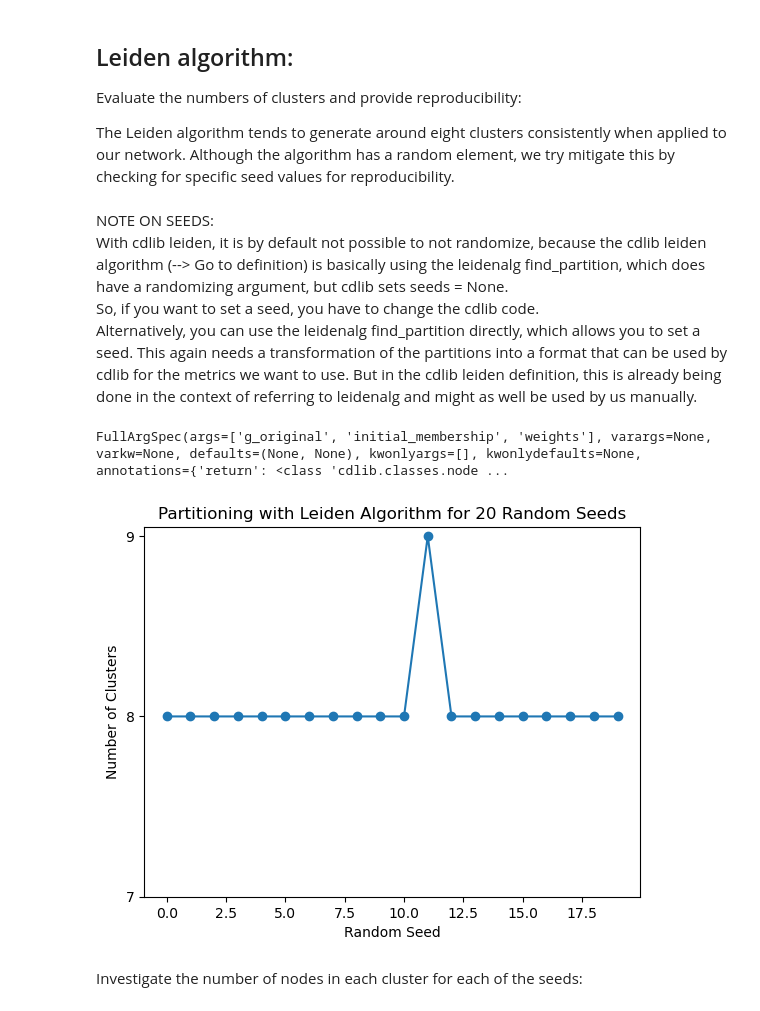
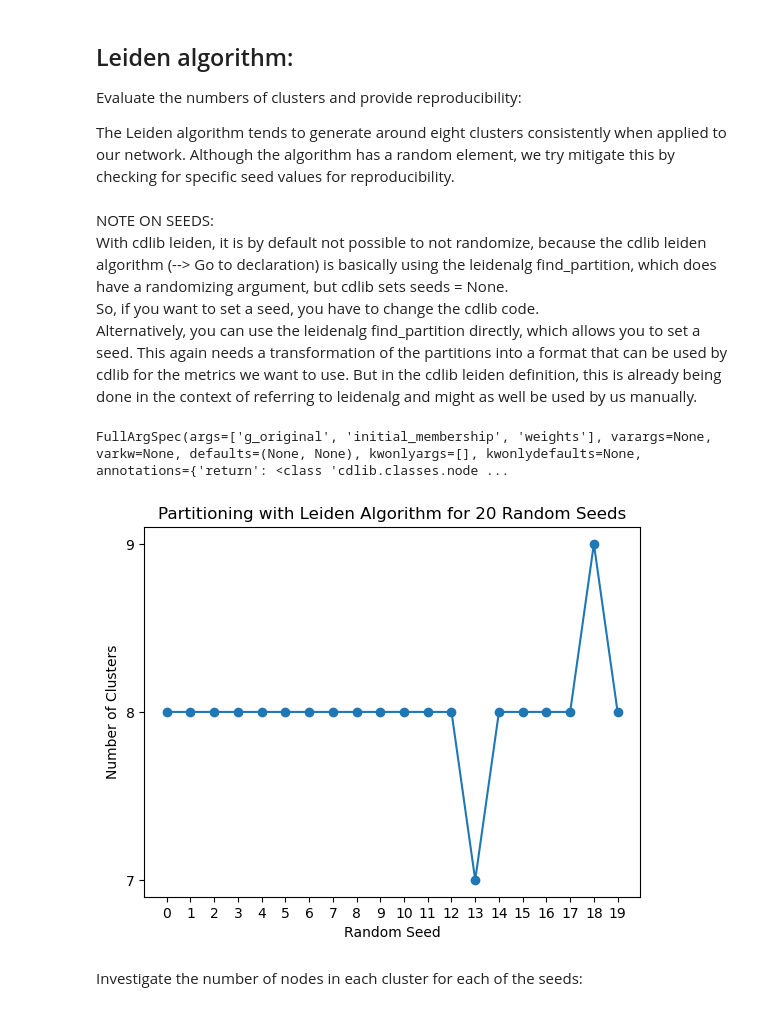
Before and after one commit to vivkow/Evolgath, a Jupyter notebook: Pt 5 Clustering Algorithms.ipynb, the cells around one changed output. Cells and saved outputs as stored; diff of their text form; code cells hidden in the pictures.

Commit message:
Solved seed problem
Solved seeding problem by modifying library function cdlib leiden; compared measures, decided on a seed for partition

```diff
--- a/Pt 5 Clustering Algorithms.ipynb
+++ b/Pt 5 Clustering Algorithms.ipynb
@@ -90,7 +94,7 @@ Evaluate the numbers of clusters and provide reproducibility:
 The Leiden algorithm tends to generate around eight clusters consistently when applied to our network. Although the algorithm has a random element, we try mitigate this by checking for specific seed values for reproducibility.
 # %% [markdown]
 NOTE ON SEEDS: <br>
-With cdlib leiden, it is by default not possible to not randomize, because the cdlib leiden algorithm (--> Go to definition) is basically using the leidenalg find_partition, which does have a randomizing argument, but cdlib sets seeds = None. <br>
+With cdlib leiden, it is by default not possible to not randomize, because the cdlib leiden algorithm (--> Go to declaration) is basically using the leidenalg find_partition, which does have a randomizing argument, but cdlib sets seeds = None. <br>
 So, if you want to set a seed, you have to change the cdlib code. <br>
 Alternatively, you can use the leidenalg find_partition directly, which allows you to set a seed. This again needs a transformation of the partitions into a format that can be used by cdlib for the metrics we want to use.
 But in the cdlib leiden definition, this is already being done in the context of referring to leidenalg and might as well be used by us manually.
@@ -101,27 +105,31 @@ inspect.getfullargspec(algorithms.leiden)
 # %% [output]
 FullArgSpec(args=['g_original', 'initial_membership', 'weights'], varargs=None, varkw=None, defaults=(None, None), kwonlyargs=[], kwonlydefaults=None, annotations={'return': <class 'cdlib.classes.node ...
 # %%
+from lib.crisp_partition import leiden as leiden_seed
+
 num_seeds = 20 # results for 1000 seeds include even 10 clusters
 seeds = range(num_seeds)
 
 # list to store number of clusters for all seeds
 num_communities = []
 all_communities = []
 
 for seed in seeds:
-    randseed = np.random.RandomState(seed=seed)  # Set the random seed for reproducibility # problematic since we are not using it again within the function
-    coms = algorithms.leiden(Ggmuer, weights='weight')
+    #randseed = np.random.RandomState(seed=seed)  # Set the random seed for reproducibility # problematic since we are not using it again within the function
+    #coms = algorithms.leiden(Ggmuer, weights='weight')
+    coms = leiden_seed(Ggmuer, weights='weight', seed=seed)
     num_communities.append(len(coms.communities))
     all_communities.append(coms)#.communities)
 
 plt.plot(seeds, num_communities, marker='o')
 plt.yticks(range(7,10))
+plt.xticks(range(0,20))
 plt.xlabel('Random Seed')
 plt.ylabel('Number of Clusters')
 plt.title('Partitioning with Leiden Algorithm for 20 Random Seeds')
 plt.show()
 # %% [output]
-[figure, old version]
+[figure, new version]
 # %% [markdown]
 Investigate the number of nodes in each cluster for each of the seeds:
 # %%
```
Also changed, not shown: parts of 16 cells of this notebook, 2 other files.
